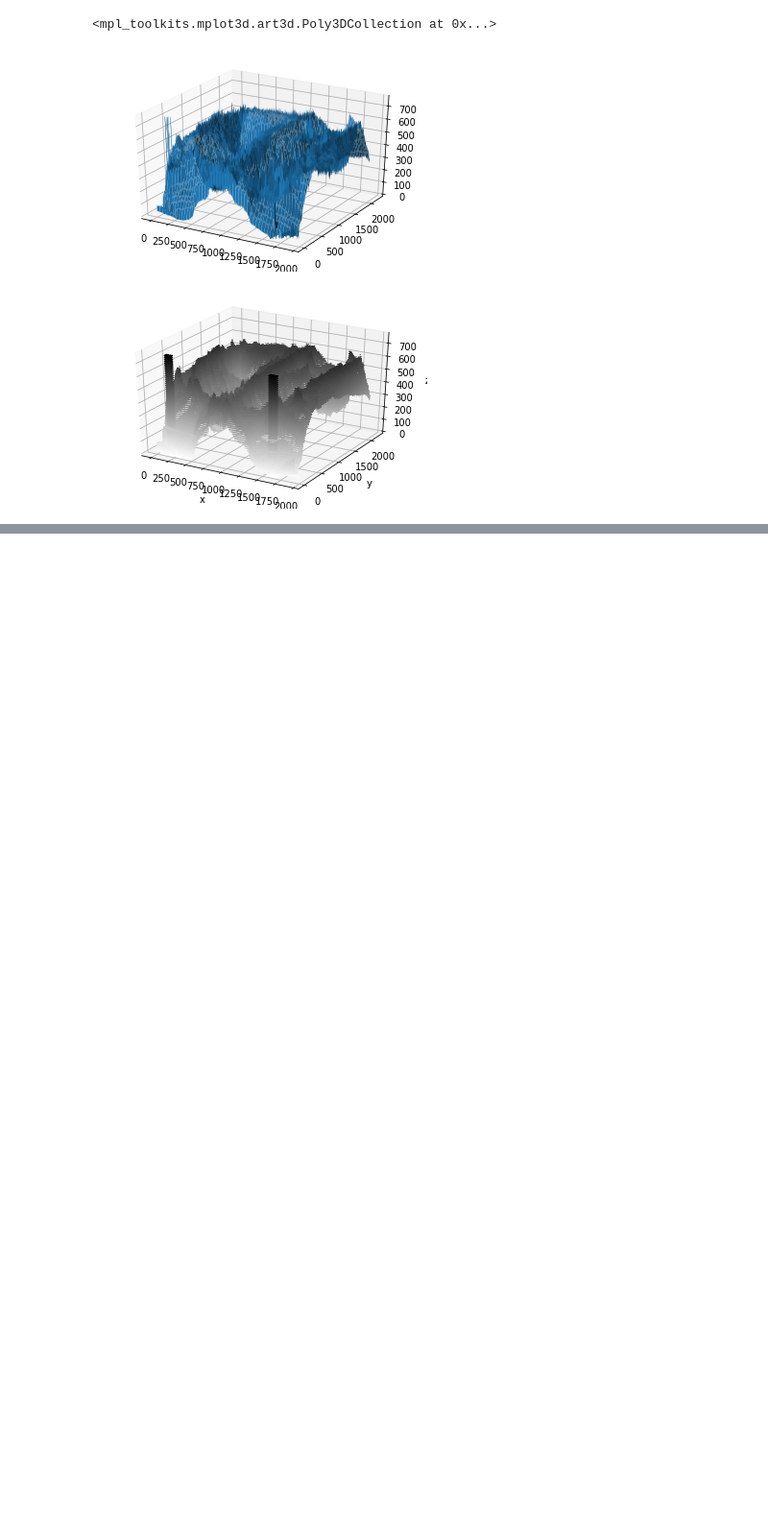
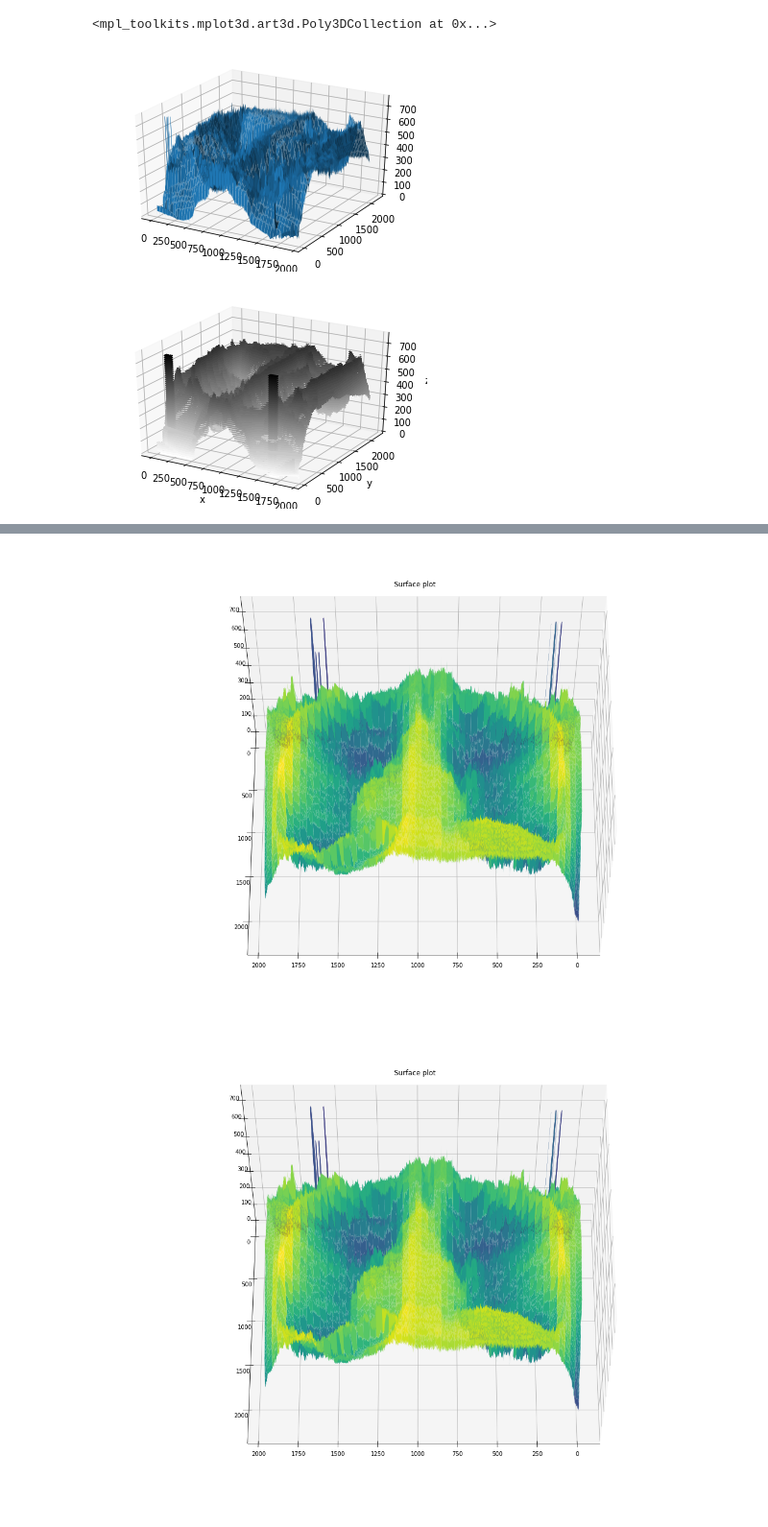
Before and after one commit to chaevwt/hello-DS, a Jupyter notebook: surface_of_image_rendering.ipynb, the cells around one changed output, grey strips where cells are left out. Shown at 96% size. Saved outputs shown, nothing was run; the diff lists cells and outputs as text; code cells hidden in the pictures; blank space fills up the shorter version.

```diff
--- a/surface_of_image_rendering.ipynb
+++ b/surface_of_image_rendering.ipynb
@@ -115,0 +115,17 @@ fig
+# %%
+x_1d = np.arange(np.size(grey_grid1, 1))
+y_1d = np.arange(np.size(grey_grid1 , 0))
+x,y = np.meshgrid(x_1d,y_1d)
+z = np.array(grey_grid1)
+
+fig = plt.figure()
+ax = plt.axes(projection='3d')
+
+ax.plot_surface(x, y, z,cmap='viridis', edgecolor='none')
+ax.set_title('Surface plot')
+ax.view_init(60, 90)
+fig.set_size_inches(20, 15, forward=True)
+fig
+# %% [output]
+[figure, added]
+[figure, added]
```
Also changed, not shown: parts of 1 cell of this notebook.
